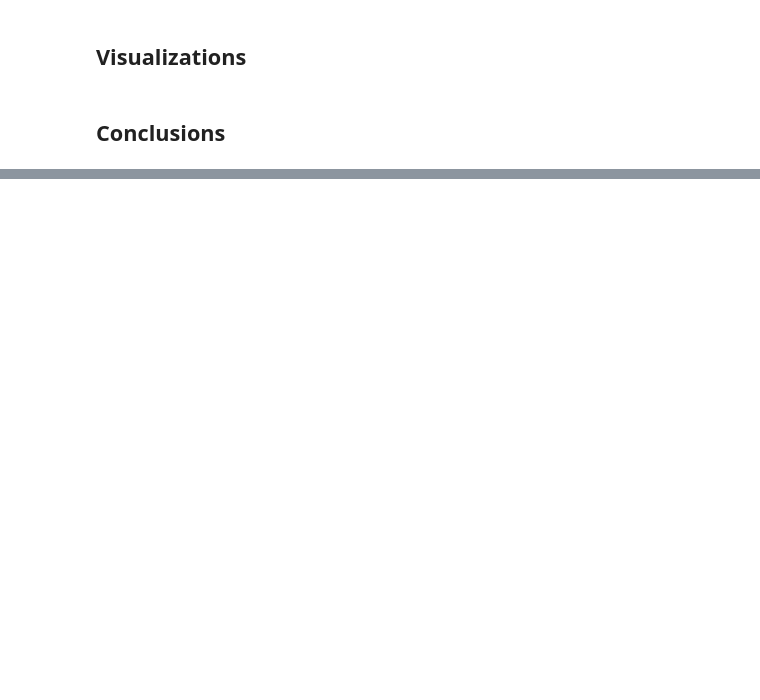
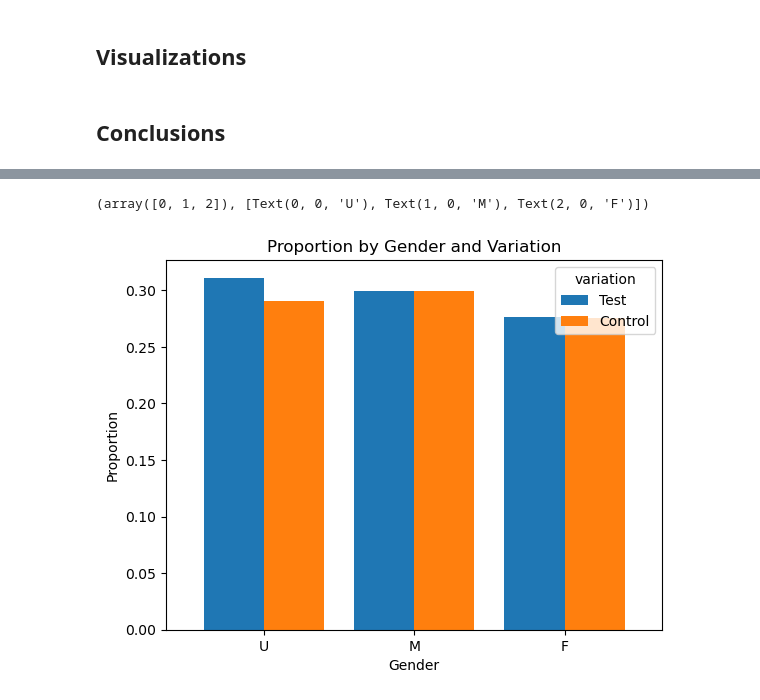
Before and after one commit to Aru-jan/vanguard-ab-test, a Jupyter notebook: main.ipynb, the cells around one changed output, grey strips where cells are left out. Cells and saved outputs as stored; diff of their text form; code cells hidden in the pictures; blank space fills up the shorter version.

Commit message:
added gender and minor stuff

```diff
--- a/main.ipynb
+++ b/main.ipynb
@@ -462,0 +1137,3 @@ display(avg_total_time)
+# %%
+success_by_gender = happy_paths.groupby(['variation', 'gender'], observed=False)['visit_id'].nunique()
+display(success_by_gender)
@@ -462,0 +1149,3 @@ display(avg_total_time)
+# %%
+visits_by_gender = visits_variations.groupby(['gender', 'variation'], observed=False)['visit_id'].nunique()
+display(visits_by_gender)
@@ -462,0 +1161,4 @@ display(avg_total_time)
+# %%
+success_rate_gender = success_by_gender/visits_by_gender
+gender_variation = success_rate_gender.reset_index()
+display(gender_variation)
@@ -462,0 +1173,12 @@ display(avg_total_time)
+# %%
+gender_variation_pivot = gender_variation.pivot(index='gender', columns='variation', values='visit_id')
+
+gender_variation_pivot.plot(kind='bar', width=0.8)
+
+plt.title('Proportion by Gender and Variation')
+plt.ylabel('Proportion')
+plt.xlabel('Gender')
+plt.xticks(rotation=0)
+# %% [output]
+(array([0, 1, 2]), [Text(0, 0, 'U'), Text(1, 0, 'M'), Text(2, 0, 'F')])
+[figure, added]
```
Also changed, not shown: parts of 62 cells of this notebook.
